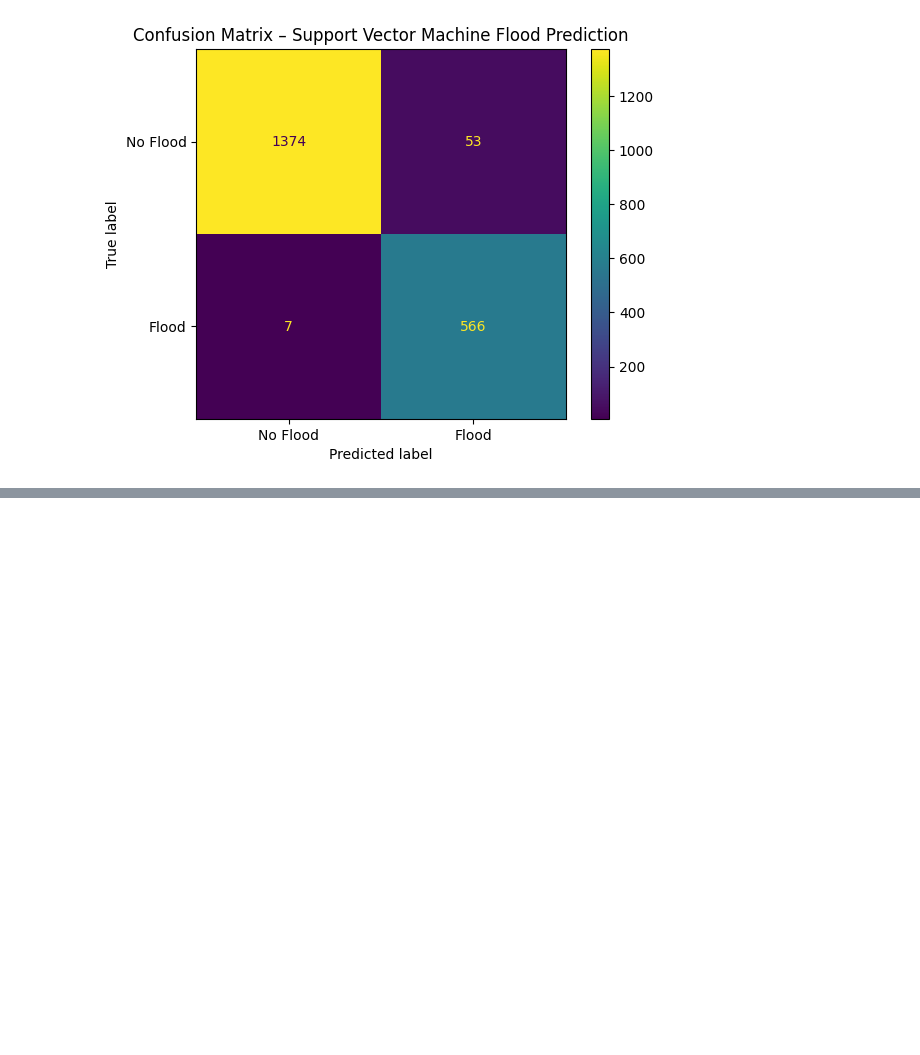
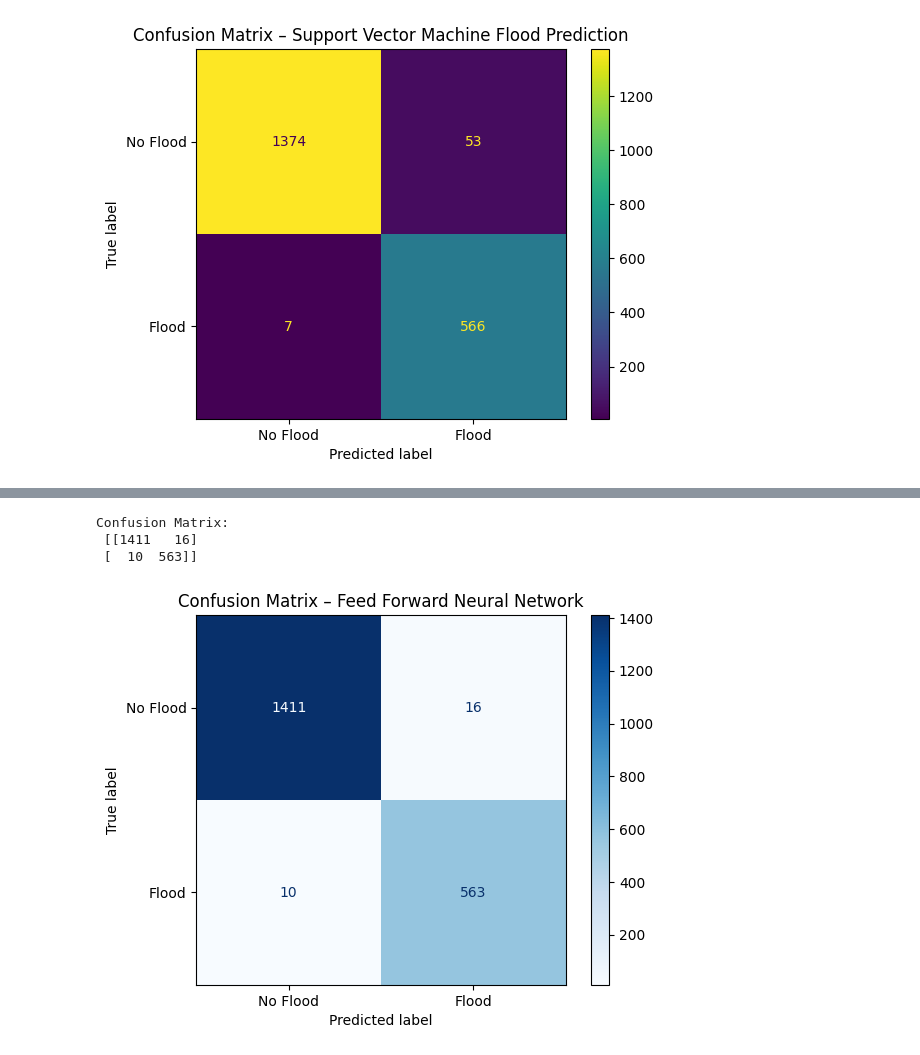
Before and after one commit to Shelly10-10/flood_prediction, a Jupyter notebook: disaster.ipynb, the cells around one changed output, grey strips where cells are left out. Drawn from its saved outputs; the diff is of its cells as text; code cells hidden in the pictures; blank space fills up the shorter version.

```diff
--- a/disaster.ipynb
+++ b/disaster.ipynb
@@ -293,0 +353,25 @@ NameError: name 'shap' is not defined
+# %%
+# Build the FNN model
+fnn_model = Sequential([
+    Dense(32, activation='relu', input_shape=(X_train_scaled.shape[1],)),
+    Dropout(0.4),
+    Dense(16, activation='relu'),
+    Dense(1, activation='sigmoid')
+])
+
+# Compile the model
+fnn_model.compile(
+    optimizer=Adam(learning_rate=0.003),
+    loss='binary_crossentropy',
+    metrics=['accuracy']
+)
+
+# Train the model
+history = fnn_model.fit(
+    X_train_scaled,
+    y_train,
+    validation_split=0.2,
+    epochs=50,
+    batch_size=16,
+    verbose=1
+)
@@ -293,0 +391,6 @@ NameError: name 'shap' is not defined
+# %%
+# Predict probabilities on test data
+y_prob_fnn = fnn_model.predict(X_test_scaled)
+
+# Convert probabilities to class labels
+y_pred_fnn = (y_prob_fnn > 0.5).astype(int).ravel()
@@ -293,0 +413,16 @@ NameError: name 'shap' is not defined
+# %%
+cm = confusion_matrix(y_test, y_pred_fnn)
+print("Confusion Matrix:\n", cm)
+disp = ConfusionMatrixDisplay(
+    confusion_matrix=cm,
+    display_labels=["No Flood", "Flood"]
+)
+
+disp.plot(cmap="Blues", values_format="d")
+plt.title("Confusion Matrix – Feed Forward Neural Network")
+plt.show()
+# %% [output]
+Confusion Matrix:
+ [[1411   16]
+ [  10  563]]
+[figure, added]
```
Also changed, not shown: parts of 14 cells of this notebook.
